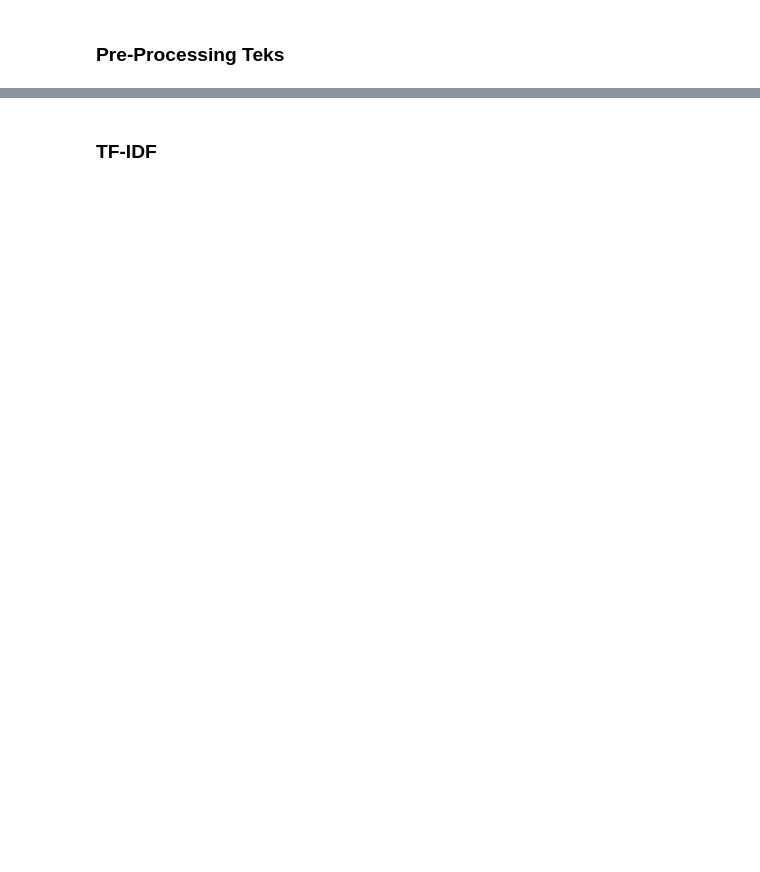
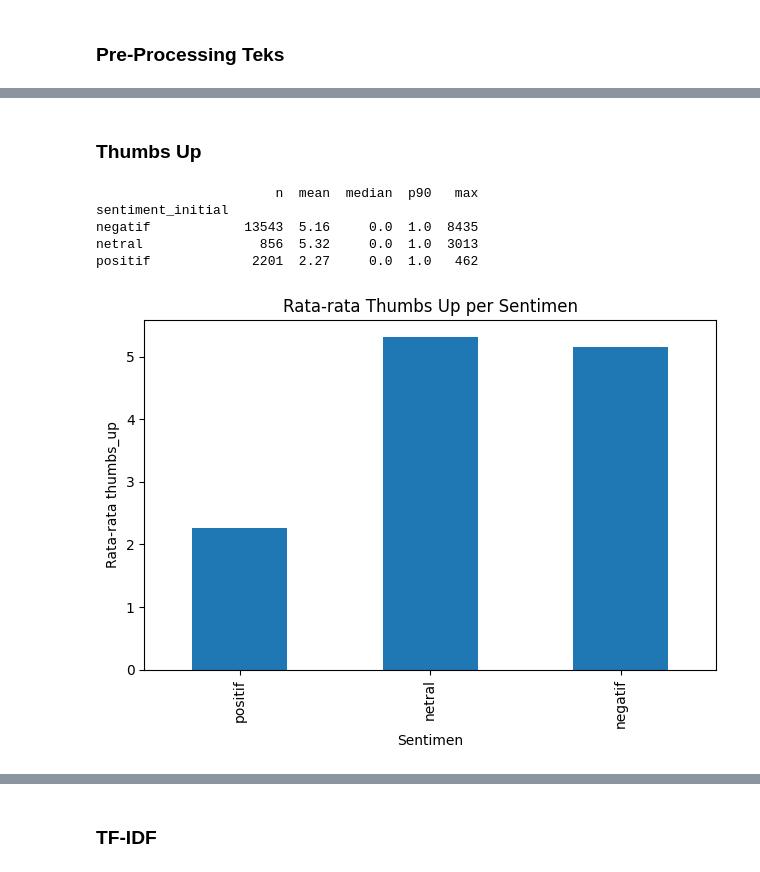
Before and after one commit to agastyaa-nar/Analisis-Sentiment-Dashboard, a Jupyter notebook: SIREKAP_Sentiment_Analysis.ipynb, the cells around one changed output, grey strips where cells are left out. Drawn from its saved outputs; the diff is of its cells as text; code cells hidden in the pictures; blank space fills up the shorter version.

```diff
--- a/SIREKAP_Sentiment_Analysis.ipynb
+++ b/SIREKAP_Sentiment_Analysis.ipynb
@@ -251,0 +342,41 @@ Selesai, disimpan ke data/clean_reviews.csv
+# %% [markdown]
+### Thumbs Up
+# %%
+import numpy as np
+
+df = pd.read_csv("data/clean_reviews.csv")
+df["thumbs_up"] = pd.to_numeric(df["thumbs_up"], errors="coerce").fillna(0).astype(int)
+
+thumb_summary = df.groupby("sentiment_initial")["thumbs_up"].agg(
+    n="count",
+    mean="mean",
+    median="median",
+    p90=lambda x: np.percentile(x, 90),
+    max="max"
+).round(2)
+
+print(thumb_summary)
+
+top_by_sent = (df.sort_values("thumbs_up", ascending=False)
+                 .groupby("sentiment_initial")
+                 .head(5)[["sentiment_initial","thumbs_up","rating","review_text"]])
+
+top_by_sent
+
+import matplotlib.pyplot as plt
+
+means = df.groupby("sentiment_initial")["thumbs_up"].mean().reindex(["positif","netral","negatif"])
+means.plot(kind="bar")
+plt.title("Rata-rata Thumbs Up per Sentimen")
+plt.xlabel("Sentimen")
+plt.ylabel("Rata-rata thumbs_up")
+plt.tight_layout()
+plt.savefig("images/thumbs_up_by_sentiment.png", dpi=200)
+plt.show()
+# %% [output]
+                       n  mean  median  p90   max
+sentiment_initial
+negatif            13543  5.16     0.0  1.0  8435
+netral               856  5.32     0.0  1.0  3013
+positif             2201  2.27     0.0  1.0   462
+[figure, added]
```
Also changed, not shown: parts of 20 cells of this notebook, 15 other files.
